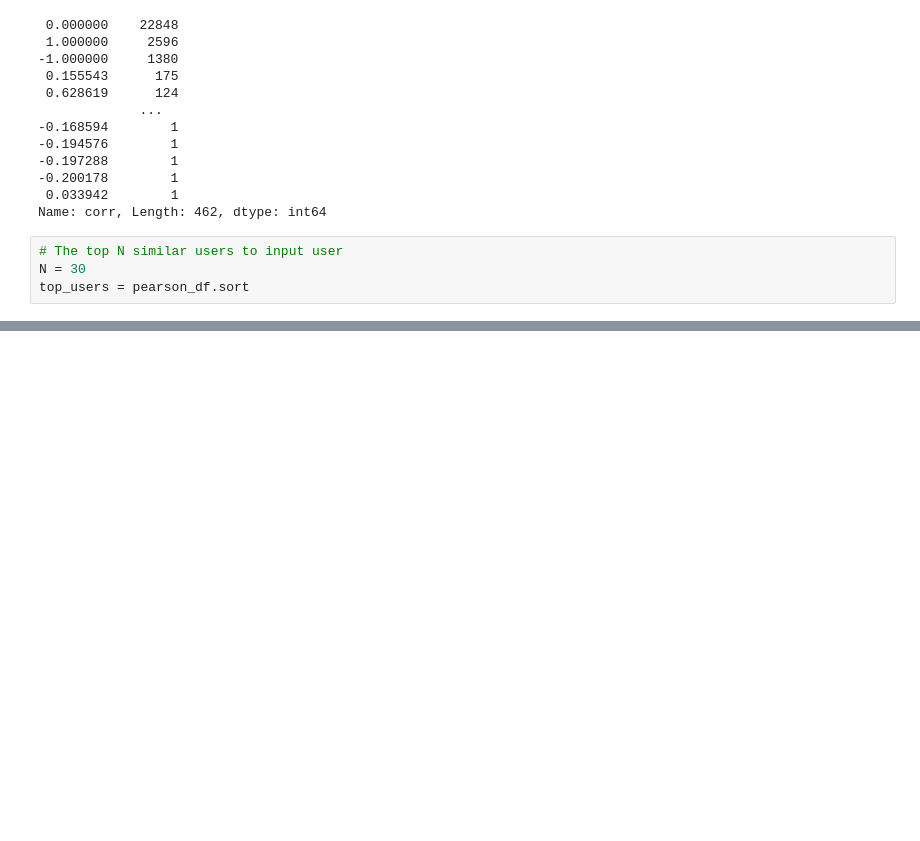
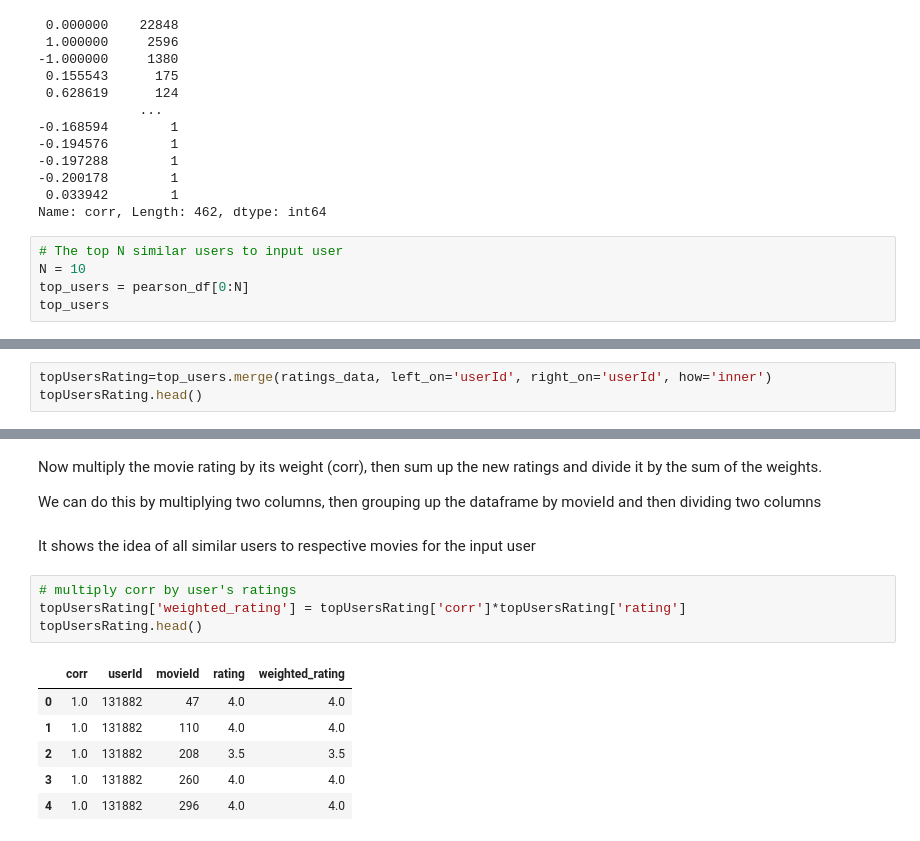
Before and after one commit to vaibhav-shaharwale/Recommendation-Systems, a Jupyter notebook: Collaborative Filtering.ipynb, the cells around one changed output, grey strips where cells are left out. Drawn from its saved outputs; the diff is of its cells as text; blank space fills up the shorter version.

```diff
--- a/Collaborative Filtering.ipynb
+++ b/Collaborative Filtering.ipynb
@@ -291,5 +321,6 @@ pearson_df['corr'].value_counts()
 Name: corr, Length: 462, dtype: int64
 # %%
 # The top N similar users to input user
-N = 30
-top_users = pearson_df.sort
+N = 10
+top_users = pearson_df[0:N]
+top_users
@@ -295,0 +343,3 @@ top_users = pearson_df.sort
+# %%
+topUsersRating=top_users.merge(ratings_data, left_on='userId', right_on='userId', how='inner')
+topUsersRating.head()
@@ -295,0 +353,17 @@ top_users = pearson_df.sort
+# %% [markdown]
+Now multiply the movie rating by its weight (corr), then sum up the new ratings and divide it by the sum of the weights.
+
+We can do this by multiplying two columns, then grouping up the dataframe by movieId and then dividing two columns
+# %% [markdown]
+It shows the idea of all similar users to respective movies for the input user
+# %%
+# multiply corr by user's ratings
+topUsersRating['weighted_rating'] = topUsersRating['corr']*topUsersRating['rating']
+topUsersRating.head()
+# %% [output]
+|  | corr | userId | movieId | rating | weighted_rating |
+| 0 | 1.0 | 131882 | 47 | 4.0 | 4.0 |
+| 1 | 1.0 | 131882 | 110 | 4.0 | 4.0 |
+| 2 | 1.0 | 131882 | 208 | 3.5 | 3.5 |
+| 3 | 1.0 | 131882 | 260 | 4.0 | 4.0 |
+| 4 | 1.0 | 131882 | 296 | 4.0 | 4.0 |
```
Also changed, not shown: parts of 15 cells of this notebook.
